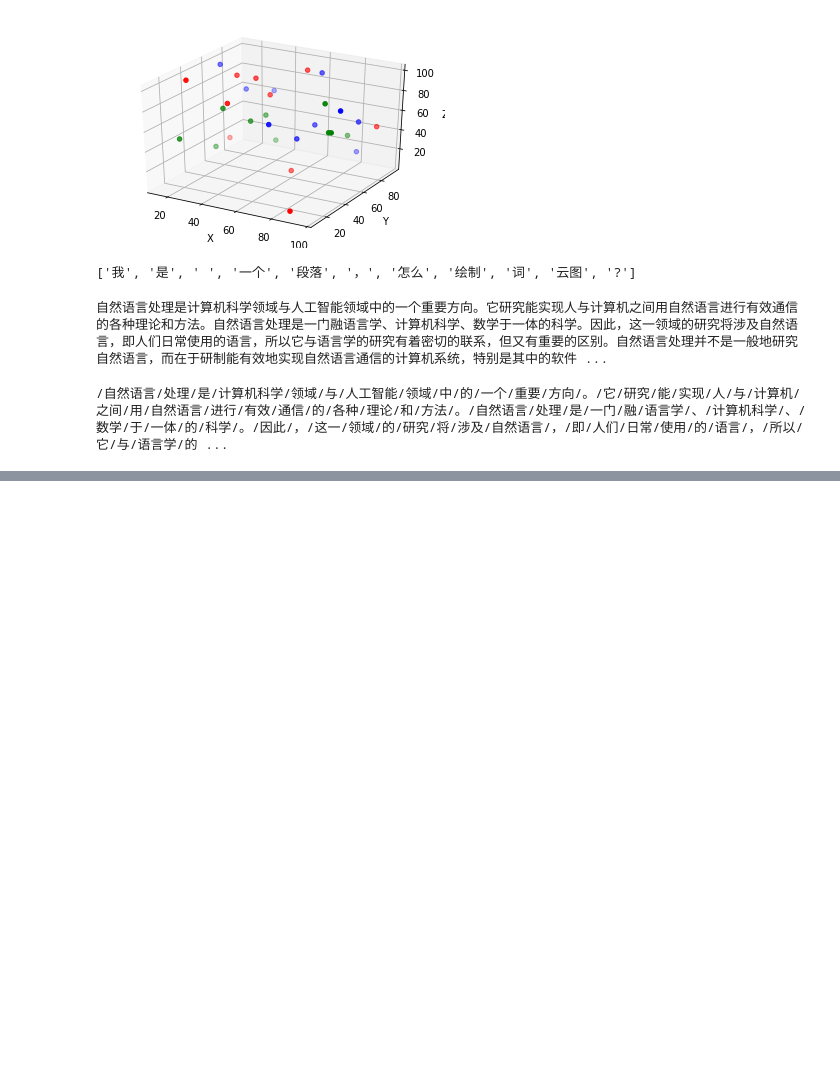
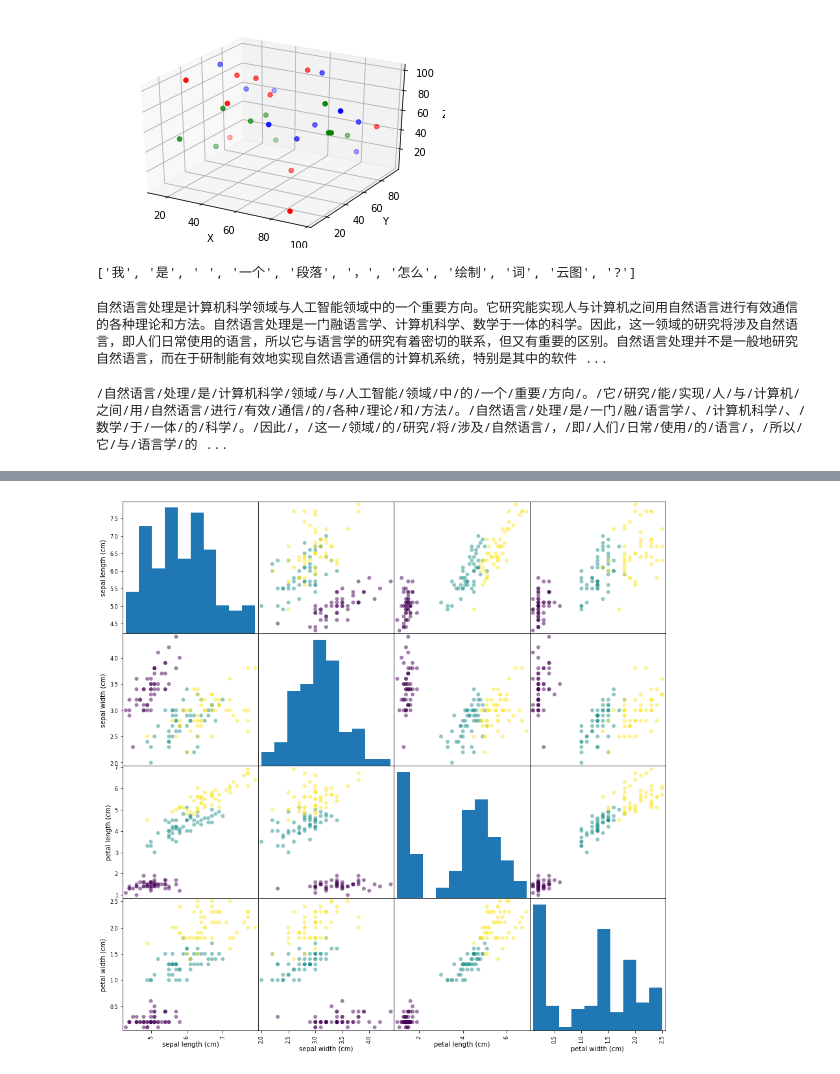
Before and after one commit to zstarling131227/1905, a Jupyter notebook: 开课吧/二阶段/myfig-2.ipynb, the cells around one changed output, grey strips where cells are left out. Drawn from its saved outputs; the diff is of its cells as text; code cells hidden in the pictures; blank space fills up the shorter version.

```diff
--- a/开课吧/二阶段/myfig-2.ipynb
+++ b/开课吧/二阶段/myfig-2.ipynb
@@ -300,3 +282,7 @@ print(wordlist)
 wordcloud=WordCloud(font_path='/usr/share/fonts/windows-fonts/songti/SIMSUN.TTC').generate(wordlist)
 image=wordcloud.to_image()
 image.show()
+# %%
+from sklearn.datasets import load_iris
+iris_dataset=load_iris()
+print(iris_dataset.DESCR)
@@ -302,0 +307,4 @@ image.show()
+# %%
+import pandas as pd
+iris_df=pd.DataFrame(iris_dataset['data'],columns=iris_dataset.feature_names)
+iris_df.head()
@@ -302,0 +318,4 @@ image.show()
+# %%
+grr=pd.plotting.scatter_matrix(iris_df,c=iris_dataset['target'],figsize=(15,15),marker='o',alpha=0.5)
+# %% [output]
+[figure, added]
```
Also changed, not shown: parts of 6 cells of this notebook.
